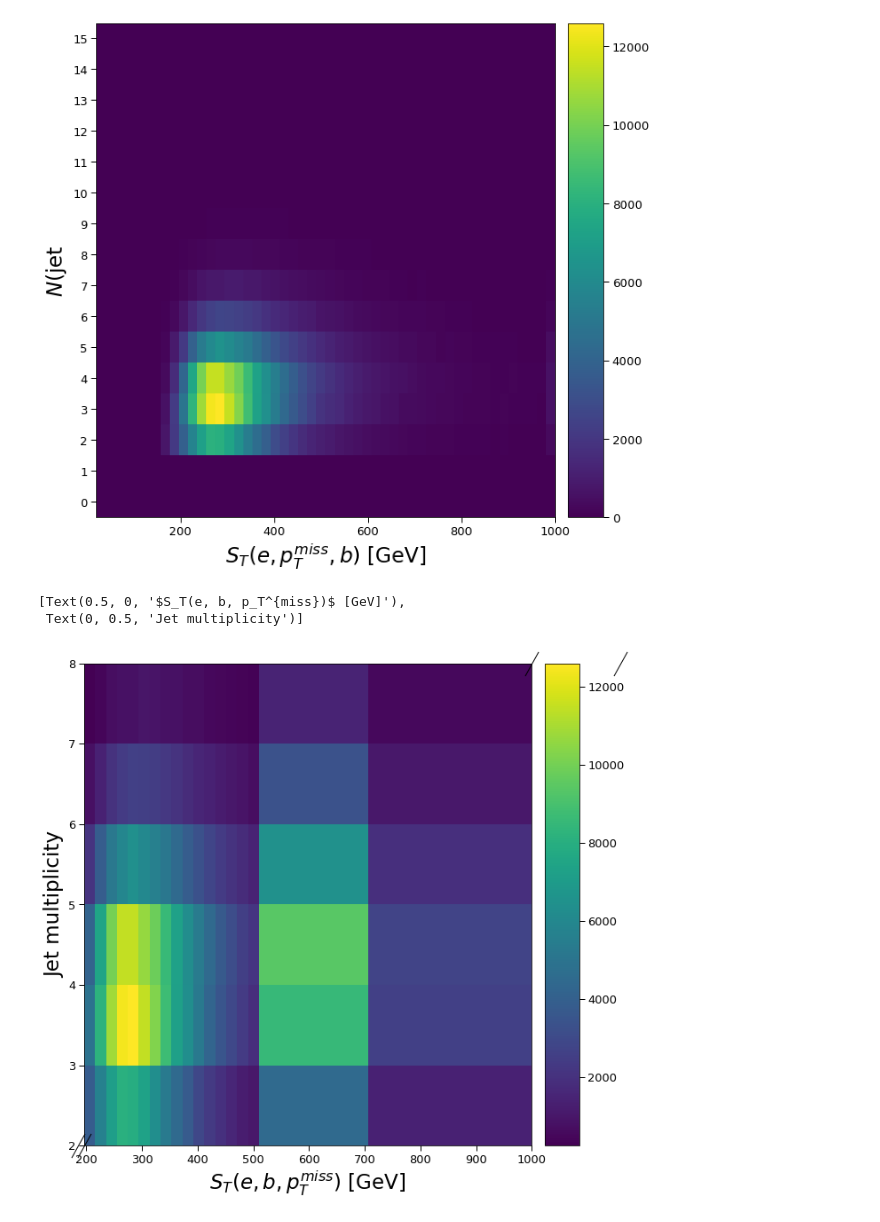
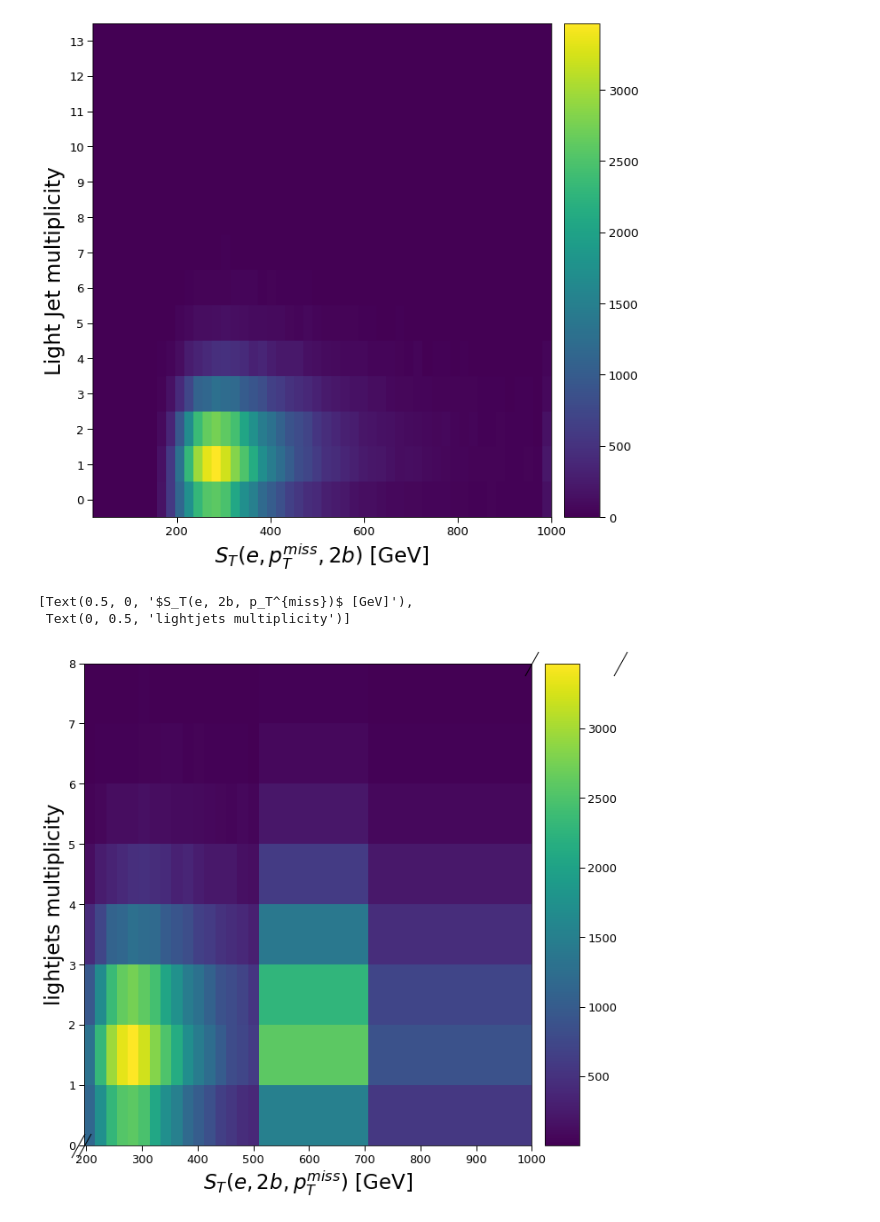
Before and after one commit to tomasate/bsm3g_coffea, a Jupyter notebook: notebooks/tt_boost_weight.ipynb, the cells around one changed output. Drawn from its saved outputs; the diff is of its cells as text; code cells hidden in the pictures.

```diff
--- a/notebooks/tt_boost_weight.ipynb
+++ b/notebooks/tt_boost_weight.ipynb
@@ -17,11 +17,11 @@ with open("../analysis/postprocess/luminosity.yaml", "r") as f:
     lumi = yaml.safe_load(f)
 plt.rcParams.update(style["rcParams"])
 # %%
-year = "2018"
+year = "2016postVFP"
 workflow = "2b1e"
 xlabels = {
     "2b1mu": r"$S_T(\mu, b, p_T^{miss})$ [GeV]",
-    "2b1e": r"$S_T(e, b, p_T^{miss})$ [GeV]"
+    "2b1e": r"$S_T(e, 2b, p_T^{miss})$ [GeV]"
 }
 
 ph = load(f"../outputs/{workflow}/{year}/{year}_processed_histograms.coffea")
@@ -39,7 +39,7 @@ nontt = accumulate(
 fig, ax = plt.subplots(figsize=(10,10))
 data.plot2d(ax=ax);
 # %% [output]
-[figure, old version]
+[figure, new version]
 # %%
 def rebin_hist(h, axis_name, edges):
     if type(edges) == int:
@@ -100,41 +100,41 @@ st_new_edges = [
     196.4,
     216.0,
     235.6,
     255.2,
     274.8,
     294.4,
     314.0,
     333.6,
     353.2,
     372.8,
     392.4,
     412.0,
     431.6,
     451.2,
     470.8,
     490.4,
     510.0,
     706.0,
     1000,
 ]
 
-njet_new_edges = [2, 3, 4, 5, 6, 7, 8]
+njet_new_edges = [0,1,2, 3, 4, 5, 6, 7, 8]
 
 tt = rebin_hist(tt, "st", st_new_edges)
 data = rebin_hist(data, "st", st_new_edges)
 nontt = rebin_hist(nontt, "st", st_new_edges)
 
-tt = rebin_hist(tt, "jet_multiplicity", njet_new_edges)
-data = rebin_hist(data, "jet_multiplicity", njet_new_edges)
-nontt = rebin_hist(nontt, "jet_multiplicity", njet_new_edges)
+tt = rebin_hist(tt, "lightjets_multiplicity", njet_new_edges)
+data = rebin_hist(data, "lightjets_multiplicity", njet_new_edges)
+nontt = rebin_hist(nontt, "lightjets_multiplicity", njet_new_edges)
 
 fig, ax = plt.subplots(figsize=(10,10))
 data.plot2d(ax=ax)
-ax.set(xlabel=xlabels[workflow], ylabel="Jet multiplicity")
+ax.set(xlabel=xlabels[workflow], ylabel="lightjets multiplicity")
 # %% [output]
-[Text(0.5, 0, '$S_T(e, b, p_T^{miss})$ [GeV]'),
- Text(0, 0.5, 'Jet multiplicity')]
+[Text(0.5, 0, '$S_T(e, 2b, p_T^{miss})$ [GeV]'),
+ Text(0, 0.5, 'lightjets multiplicity')]
-[figure, old version]
+[figure, new version]
 # %%
 # compute SF
 num = (data + (-1 * nontt)).values()
```
Also changed, not shown: parts of 4 cells of this notebook.
